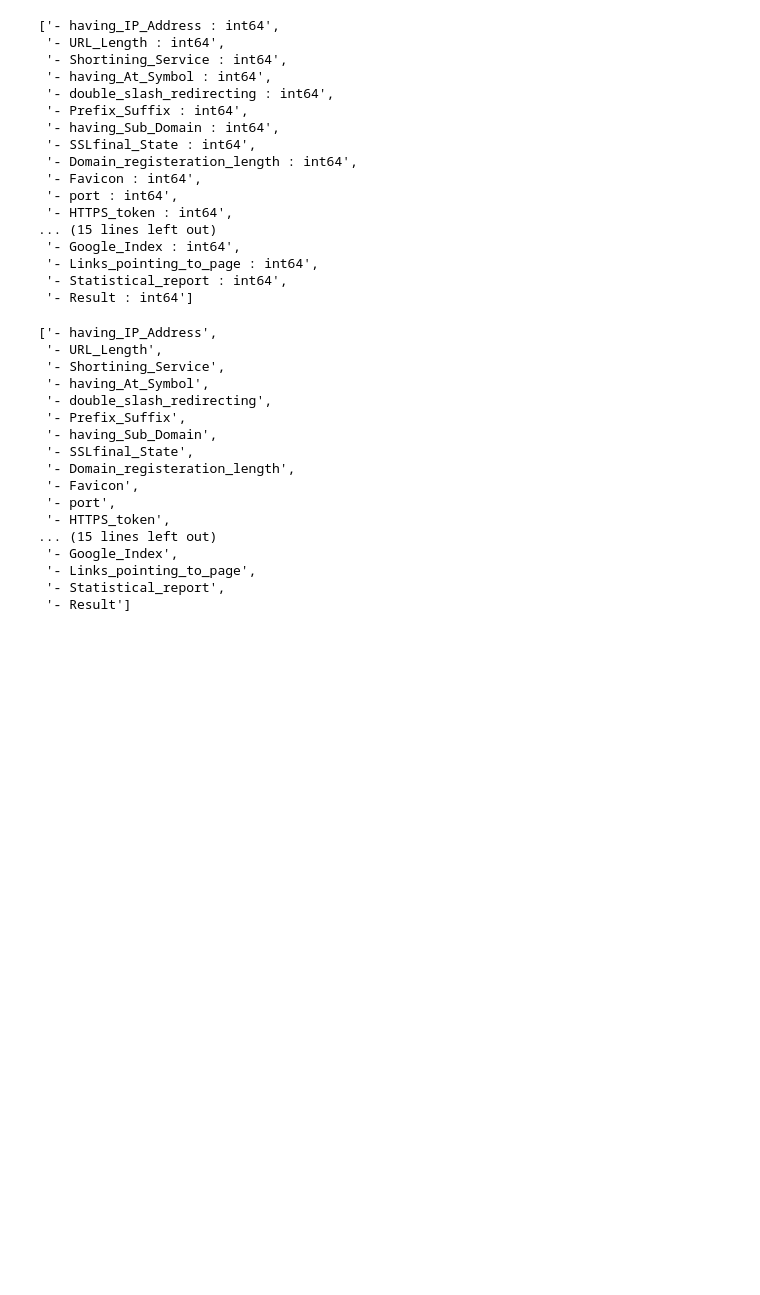
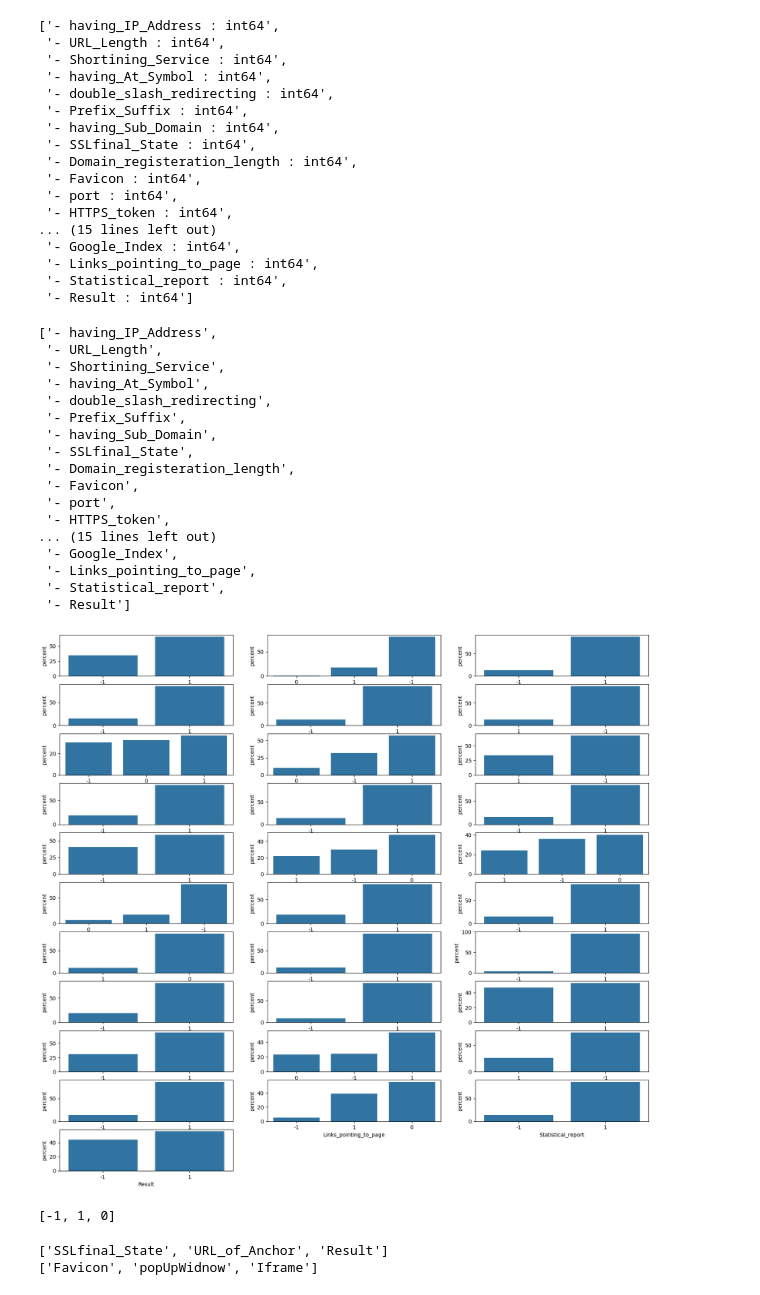
Before and after one commit to theserenecoder/Phishing_Website_Prediction, a Jupyter notebook: Notebook/EDA.ipynb, the cells around one changed output. Saved outputs shown, nothing was run; the diff lists cells and outputs as text; code cells hidden in the pictures; blank space fills up the shorter version.

```diff
--- a/Notebook/EDA.ipynb
+++ b/Notebook/EDA.ipynb
@@ -125,3 +81,28 @@ updated_col
  '- Links_pointing_to_page',
  '- Statistical_report',
  '- Result']
+# %%
+import seaborn as sns
+import matplotlib.pyplot as plt
+plt.figure(figsize = (20,20), facecolor='white')
+plotnumber = 1
+
+for i in df:
+    ax = plt.subplot(12,3,plotnumber)
+    sns.countplot(x = df[i], stat='percent', order=df[i].value_counts().sort_values().index.to_list())
+    plt.xlabel(i)
+    plotnumber +=1
+# %% [output]
+[figure, added]
+# %%
+df['Links_pointing_to_page'].value_counts().sort_values().index.to_list()
+# %% [output]
+[-1, 1, 0]
+# %%
+corr_matrix = df.corr()
+target_corr = corr_matrix['Result'].sort_values(ascending=False)
+print(corr_matrix[(corr_matrix['Result']>0.6)].index.to_list())
+print(corr_matrix[(corr_matrix['Result']<0.01) & (corr_matrix['Result']>-0.01)].index.to_list())
+# %% [output]
+['SSLfinal_State', 'URL_of_Anchor', 'Result']
+['Favicon', 'popUpWidnow', 'Iframe']
```
Also changed, not shown: parts of 10 cells of this notebook, 6 other files.
